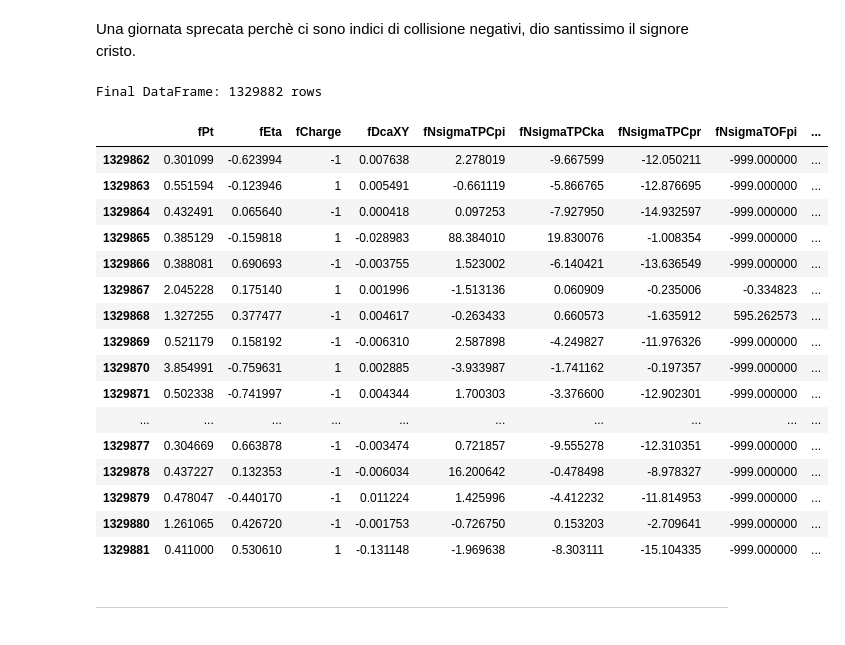
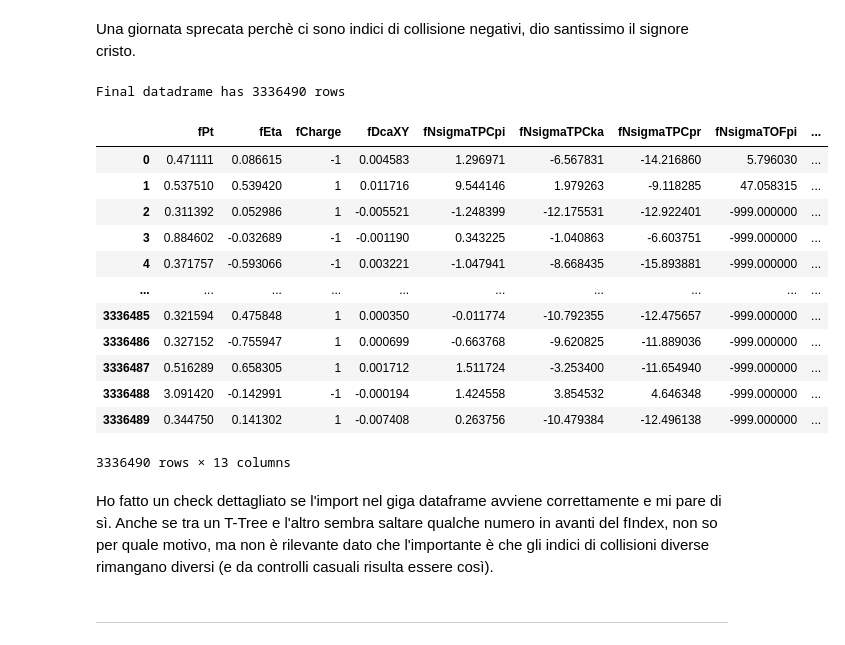
Before and after one commit to LeoPi314/LCPB_Project, a Jupyter notebook: find_D0.ipynb, the cells around one changed output. Drawn from its saved outputs; the diff is of its cells as text; code cells hidden in the pictures.

```diff
--- a/find_D0.ipynb
+++ b/find_D0.ipynb
@@ -128,13 +117,13 @@ plt.show()
 # %% [markdown]
 Una giornata sprecata perchè ci sono indici di collisione negativi, dio santissimo il signore cristo.
 # %%
-# CODE FOR UNIFYING DIRECTORIES OF A SINGLE ROOT FILE also with fPosZ: (BY GPT)_______________
+# CODE FOR UNIFYING DIRECTORIES OF A SINGLE ROOT FILE from all three tyoe of T-Trees:
 
 # Load T-Trees from directories
 names_track_extr = file.keys(filter_name=r"*O2filtertrackextr")
 names_track      = file.keys(filter_name=r"*O2filtertrack")
 names_coll       = file.keys(filter_name=r"*O2collision_001")
-num = 20   # number of directories to unify
+num = 50   # number of directories to unify
 # if I try with all, it crashes, because in this notebook I'm doing the cuts only after loading all data (in order tp study the cuts)
 
 list_of_df = []
@@ -171,32 +160,30 @@ for i in range(num):
     collision_offset += len(df_coll)
 
 
-# Merge everything
-df_tot = pd.concat(list_of_df, ignore_index=True)
+# Merge everything in the total dataframe
+df = pd.concat(list_of_df, ignore_index=True)
+N = len(df)
 # %%
 # Print
-df = df_tot
-print("Final DataFrame:", len(df), "rows")
-df.tail(20)
+print("Final datadrame has", len(df), "rows")
+df
 # %% [output]
-Final DataFrame: 1329882 rows
+Final datadrame has 3336490 rows
 |  | fPt | fEta | fCharge | fDcaXY | fNsigmaTPCpi | fNsigmaTPCka | fNsigmaTPCpr | fNsigmaTOFpi | ... |
-| 1329862 | 0.301099 | -0.623994 | -1 | 0.007638 | 2.278019 | -9.667599 | -12.050211 | -999.000000 | ... |
-| 1329863 | 0.551594 | -0.123946 | 1 | 0.005491 | -0.661119 | -5.866765 | -12.876695 | -999.000000 | ... |
-| 1329864 | 0.432491 | 0.065640 | -1 | 0.000418 | 0.097253 | -7.927950 | -14.932597 | -999.000000 | ... |
-| 1329865 | 0.385129 | -0.159818 | 1 | -0.028983 | 88.384010 | 19.830076 | -1.008354 | -999.000000 | ... |
-| 1329866 | 0.388081 | 0.690693 | -1 | -0.003755 | 1.523002 | -6.140421 | -13.636549 | -999.000000 | ... |
-| 1329867 | 2.045228 | 0.175140 | 1 | 0.001996 | -1.513136 | 0.060909 | -0.235006 | -0.334823 | ... |
-| 1329868 | 1.327255 | 0.377477 | -1 | 0.004617 | -0.263433 | 0.660573 | -1.635912 | 595.262573 | ... |
-| 1329869 | 0.521179 | 0.158192 | -1 | -0.006310 | 2.587898 | -4.249827 | -11.976326 | -999.000000 | ... |
-| 1329870 | 3.854991 | -0.759631 | 1 | 0.002885 | -3.933987 | -1.741162 | -0.197357 | -999.000000 | ... |
-| 1329871 | 0.502338 | -0.741997 | -1 | 0.004344 | 1.700303 | -3.376600 | -12.902301 | -999.000000 | ... |
+| 0 | 0.471111 | 0.086615 | -1 | 0.004583 | 1.296971 | -6.567831 | -14.216860 | 5.796030 | ... |
+| 1 | 0.537510 | 0.539420 | 1 | 0.011716 | 9.544146 | 1.979263 | -9.118285 | 47.058315 | ... |
+| 2 | 0.311392 | 0.052986 | 1 | -0.005521 | -1.248399 | -12.175531 | -12.922401 | -999.000000 | ... |
+| 3 | 0.884602 | -0.032689 | -1 | -0.001190 | 0.343225 | -1.040863 | -6.603751 | -999.000000 | ... |
+| 4 | 0.371757 | -0.593066 | -1 | 0.003221 | -1.047941 | -8.668435 | -15.893881 | -999.000000 | ... |
 | ... | ... | ... | ... | ... | ... | ... | ... | ... | ... |
-| 1329877 | 0.304669 | 0.663878 | -1 | -0.003474 | 0.721857 | -9.555278 | -12.310351 | -999.000000 | ... |
-| 1329878 | 0.437227 | 0.132353 | -1 | -0.006034 | 16.200642 | -0.478498 | -8.978327 | -999.000000 | ... |
-| 1329879 | 0.478047 | -0.440170 | -1 | 0.011224 | 1.425996 | -4.412232 | -11.814953 | -999.000000 | ... |
-| 1329880 | 1.261065 | 0.426720 | -1 | -0.001753 | -0.726750 | 0.153203 | -2.709641 | -999.000000 | ... |
-| 1329881 | 0.411000 | 0.530610 | 1 | -0.131148 | -1.969638 | -8.303111 | -15.104335 | -999.000000 | ... |
+| 3336485 | 0.321594 | 0.475848 | 1 | 0.000350 | -0.011774 | -10.792355 | -12.475657 | -999.000000 | ... |
+| 3336486 | 0.327152 | -0.755947 | 1 | 0.000699 | -0.663768 | -9.620825 | -11.889036 | -999.000000 | ... |
+| 3336487 | 0.516289 | 0.658305 | 1 | 0.001712 | 1.511724 | -3.253400 | -11.654940 | -999.000000 | ... |
+| 3336488 | 3.091420 | -0.142991 | -1 | -0.000194 | 1.424558 | 3.854532 | 4.646348 | -999.000000 | ... |
+| 3336489 | 0.344750 | 0.141302 | 1 | -0.007408 | 0.263756 | -10.479384 | -12.496138 | -999.000000 | ... |
+3336490 rows × 13 columns
+# %% [markdown]
+Ho fatto un check dettagliato se l'import nel giga dataframe avviene correttamente e mi pare di sì. Anche se tra un T-Tree e l'altro sembra saltare qualche numero in avanti del fIndex, non so per quale motivo, ma non è rilevante dato che l'importante è che gli indici di collisioni diverse rimangano diversi (e da controlli casuali risulta essere così).
 # %%
 # # OLD CODE FOR UNIFYING DIRECTORIES OF A SINGLE ROOT FILE:
 
```
Also changed, not shown: parts of 25 cells of this notebook.
